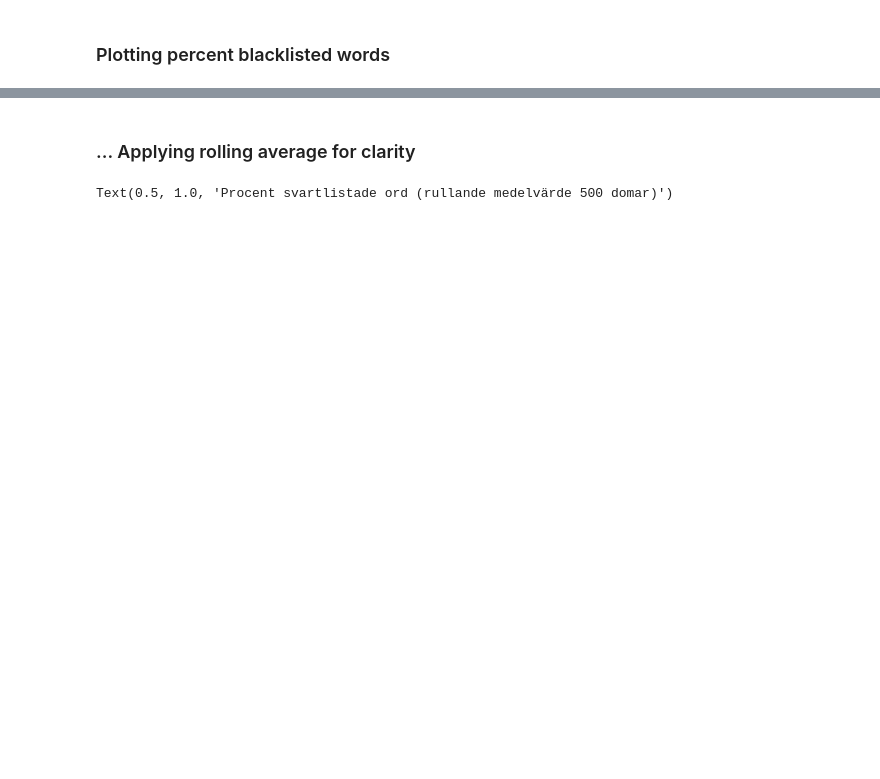
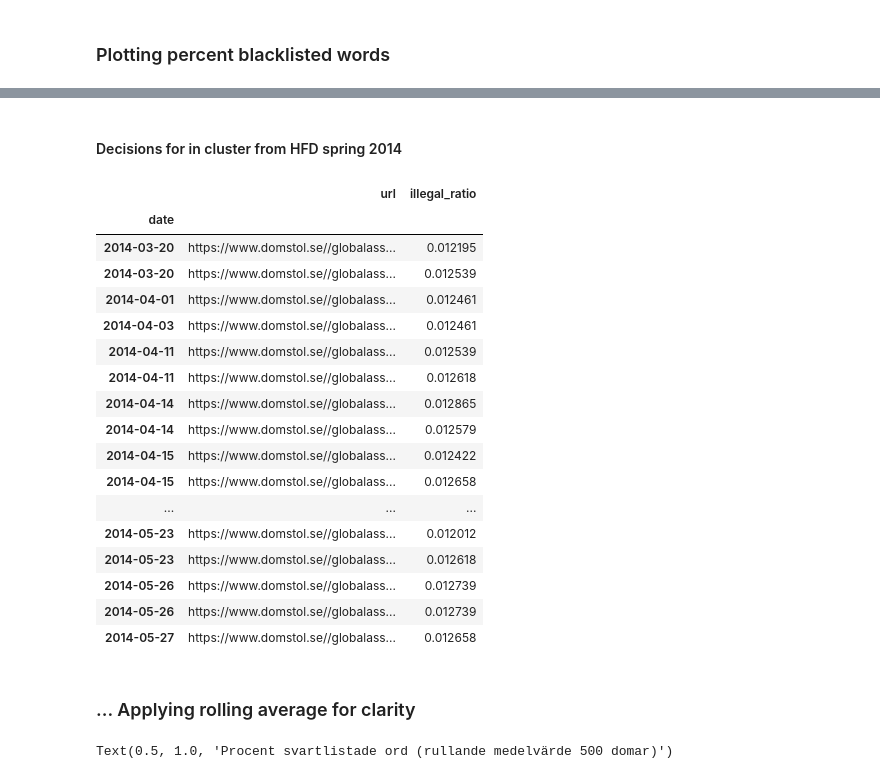
Before and after one commit to karvla/lawlingo, a Jupyter notebook: lawlingo.ipynb, the cells around one changed output, grey strips where cells are left out. Drawn from its saved outputs; the diff is of its cells as text; code cells hidden in the pictures; blank space fills up the shorter version.

```diff
--- a/lawlingo.ipynb
+++ b/lawlingo.ipynb
@@ -294,3 +297,27 @@ Text(0.5, 1.0, 'Procent svartlistade ord')
+# %% [markdown]
+#### Decisions for in cluster from HFD spring 2014
+# %%
+df1 = df[datetime.fromisoformat("2014-03-01"):datetime.fromisoformat("2014-06-01")]
+df1.loc[(df1['type'] == "HFD") &  (0.0118 < df1['illegal_ratio']) & (df1['illegal_ratio'] < 0.013)][['url', 'illegal_ratio']]
+# %% [output]
+|  | url | illegal_ratio |
+| date |  |  |
+| 2014-03-20 | https://www.domstol.se//globalass... | 0.012195 |
+| 2014-03-20 | https://www.domstol.se//globalass... | 0.012539 |
+| 2014-04-01 | https://www.domstol.se//globalass... | 0.012461 |
+| 2014-04-03 | https://www.domstol.se//globalass... | 0.012461 |
+| 2014-04-11 | https://www.domstol.se//globalass... | 0.012539 |
+| 2014-04-11 | https://www.domstol.se//globalass... | 0.012618 |
+| 2014-04-14 | https://www.domstol.se//globalass... | 0.012865 |
+| 2014-04-14 | https://www.domstol.se//globalass... | 0.012579 |
+| 2014-04-15 | https://www.domstol.se//globalass... | 0.012422 |
+| 2014-04-15 | https://www.domstol.se//globalass... | 0.012658 |
+| ... | ... | ... |
+| 2014-05-23 | https://www.domstol.se//globalass... | 0.012012 |
+| 2014-05-23 | https://www.domstol.se//globalass... | 0.012618 |
+| 2014-05-26 | https://www.domstol.se//globalass... | 0.012739 |
+| 2014-05-26 | https://www.domstol.se//globalass... | 0.012739 |
+| 2014-05-27 | https://www.domstol.se//globalass... | 0.012658 |
 # %% [markdown]
 ### ... Applying rolling average for clarity
 # %%
```
Also changed, not shown: parts of 12 cells of this notebook, 2 other files.
